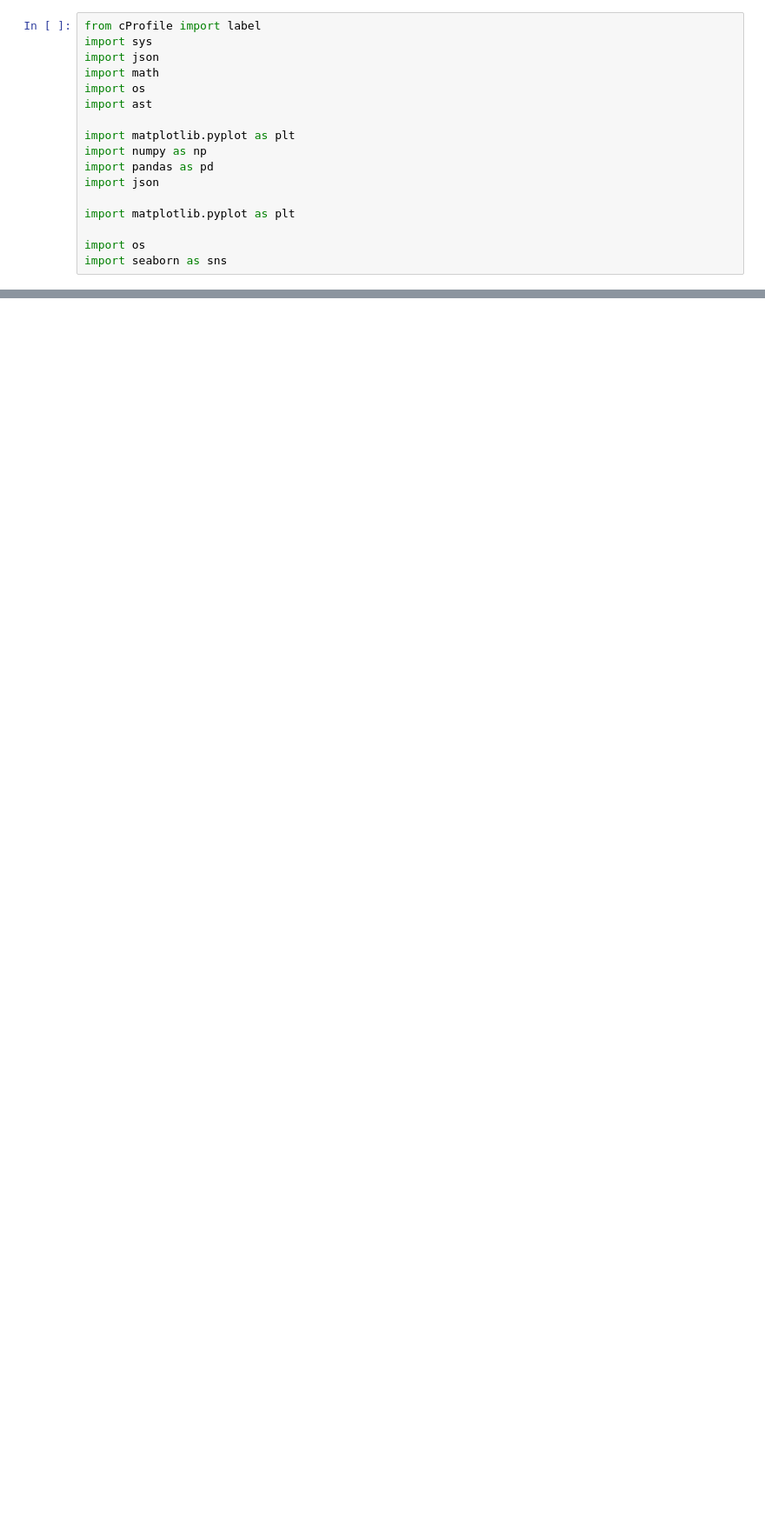
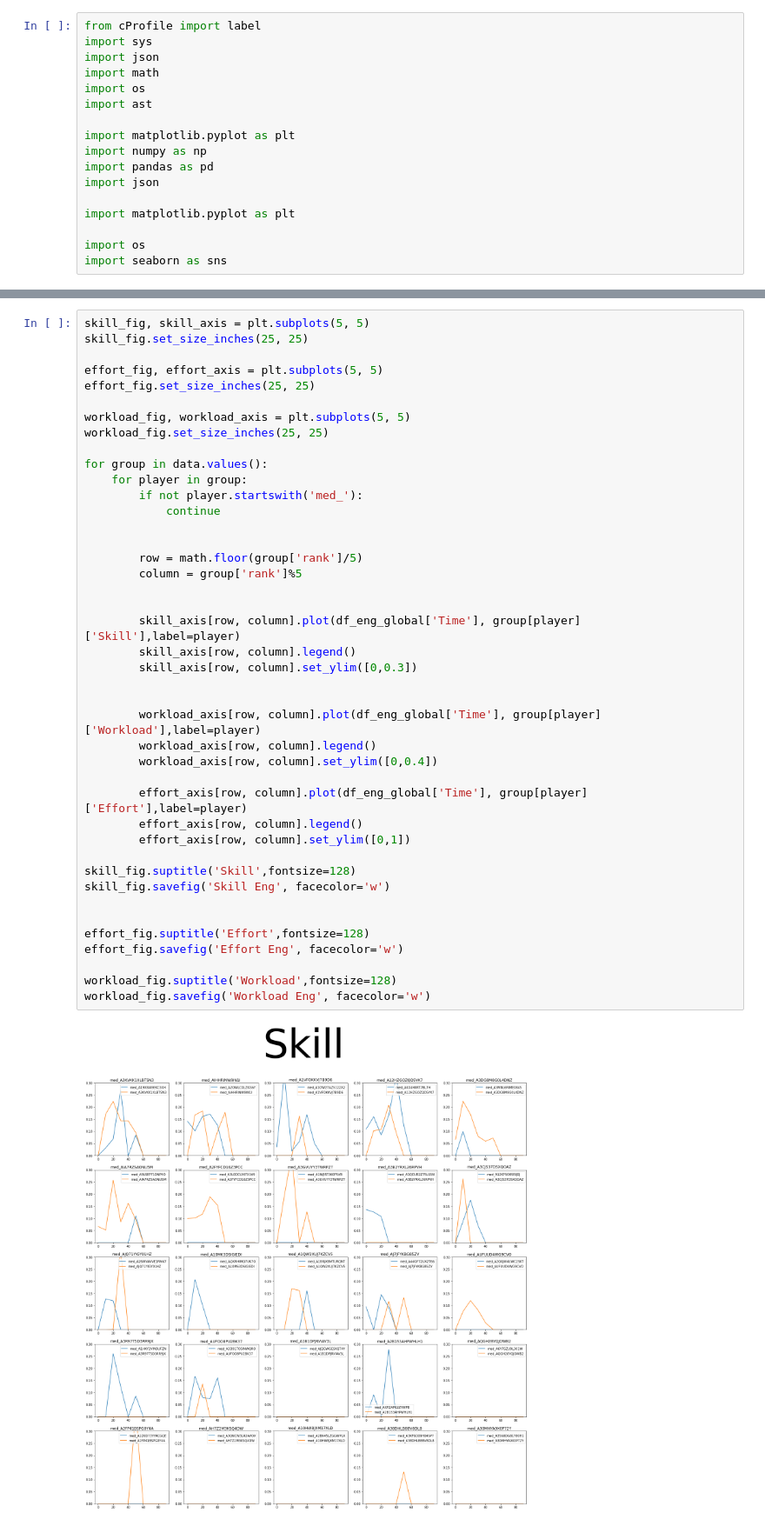
Before and after one commit to joseco96/TED-Minimap, a Jupyter notebook: output/TED_graphs.ipynb, the cells around one changed output, grey strips where cells are left out. Shown at 87% size. Saved outputs shown, nothing was run; the diff lists cells and outputs as text; blank space fills up the shorter version.

```diff
--- a/output/TED_graphs.ipynb
+++ b/output/TED_graphs.ipynb
@@ -327,0 +270,44 @@ for i, proccess in enumerate(metrics):
+# %%
+skill_fig, skill_axis = plt.subplots(5, 5)
+skill_fig.set_size_inches(25, 25)
+
+effort_fig, effort_axis = plt.subplots(5, 5)
+effort_fig.set_size_inches(25, 25)
+
+workload_fig, workload_axis = plt.subplots(5, 5)
+workload_fig.set_size_inches(25, 25)
+
+for group in data.values():
+    for player in group:
+        if not player.startswith('med_'):
+            continue
+
+
+        row = math.floor(group['rank']/5)
+        column = group['rank']%5
+
+
+        skill_axis[row, column].plot(df_eng_global['Time'], group[player]['Skill'],label=player)
+        skill_axis[row, column].legend()
+        skill_axis[row, column].set_ylim([0,0.3])
+
+
+        workload_axis[row, column].plot(df_eng_global['Time'], group[player]['Workload'],label=player)
+        workload_axis[row, column].legend()
+        workload_axis[row, column].set_ylim([0,0.4])
+
+        effort_axis[row, column].plot(df_eng_global['Time'], group[player]['Effort'],label=player)
+        effort_axis[row, column].legend()
+        effort_axis[row, column].set_ylim([0,1])
+
+skill_fig.suptitle('Skill',fontsize=128)
+skill_fig.savefig('Skill Eng', facecolor='w')
+
+
+effort_fig.suptitle('Effort',fontsize=128)
+effort_fig.savefig('Effort Eng', facecolor='w')
+
+workload_fig.suptitle('Workload',fontsize=128)
+workload_fig.savefig('Workload Eng', facecolor='w')
+# %% [output]
+[figure, added]
```
Also changed, not shown: parts of 11 cells of this notebook.
